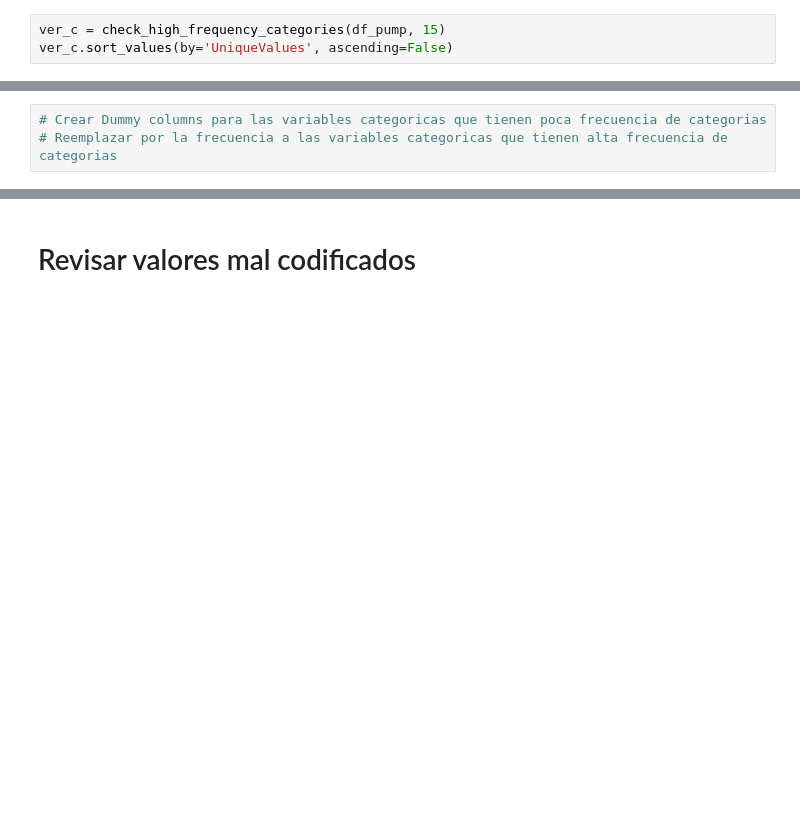
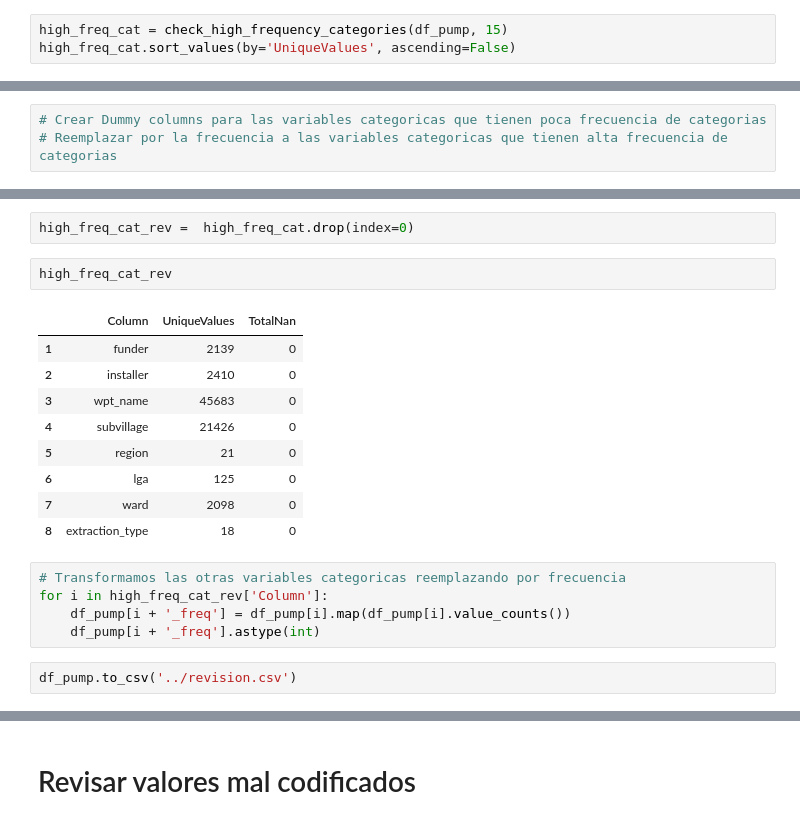
Before and after one commit to ivanrnarvaez/PumpitUp, a Jupyter notebook: PumpitUp.ipynb, the cells around one changed output, grey strips where cells are left out. Saved outputs shown, nothing was run; the diff lists cells and outputs as text; blank space fills up the shorter version.

```diff
--- a/PumpitUp.ipynb
+++ b/PumpitUp.ipynb
@@ -360,8 +380,8 @@ df_pump['funder'] = df_pump['funder'].apply(lambda x: 'Unknown' if pd.isna(x) el
 
 df_pump.drop(columns='scheme_name', inplace=True)
 # %%
-ver_c = check_high_frequency_categories(df_pump, 15)
-ver_c.sort_values(by='UniqueValues', ascending=False)
+high_freq_cat = check_high_frequency_categories(df_pump, 15)
+high_freq_cat.sort_values(by='UniqueValues', ascending=False)
 # %% [output]
 |  | Column | UniqueValues | TotalNan |
 | 3 | wpt_name | 45683 | 0 |
@@ -394,0 +433,21 @@ df_pump[tipo_personas]
+# %%
+high_freq_cat_rev =  high_freq_cat.drop(index=0)
+# %%
+high_freq_cat_rev
+# %% [output]
+|  | Column | UniqueValues | TotalNan |
+| 1 | funder | 2139 | 0 |
+| 2 | installer | 2410 | 0 |
+| 3 | wpt_name | 45683 | 0 |
+| 4 | subvillage | 21426 | 0 |
+| 5 | region | 21 | 0 |
+| 6 | lga | 125 | 0 |
+| 7 | ward | 2098 | 0 |
+| 8 | extraction_type | 18 | 0 |
+# %%
+# Transformamos las otras variables categoricas reemplazando por frecuencia
+for i in high_freq_cat_rev['Column']:
+    df_pump[i + '_freq'] = df_pump[i].map(df_pump[i].value_counts())
+    df_pump[i + '_freq'].astype(int)
+# %%
+df_pump.to_csv('../revision.csv')
```
Also changed, not shown: parts of 53 cells of this notebook.
